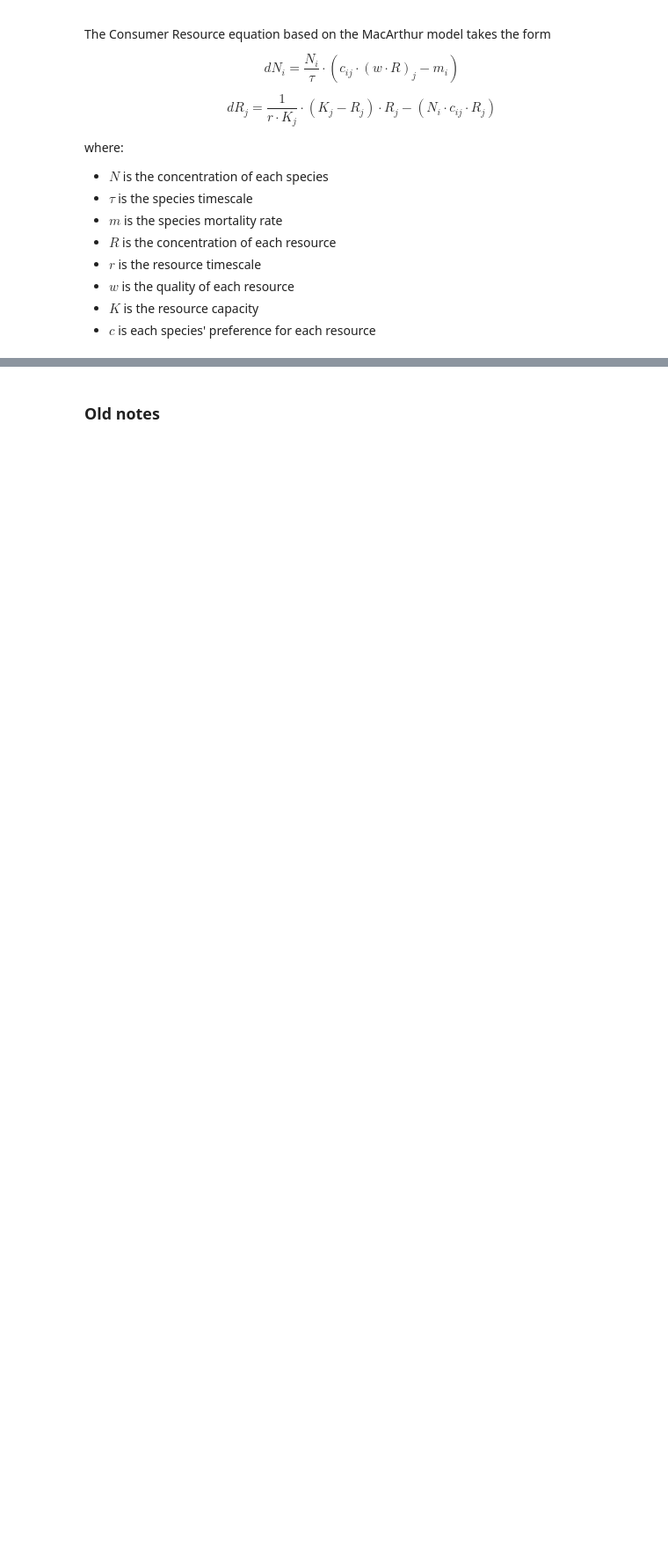
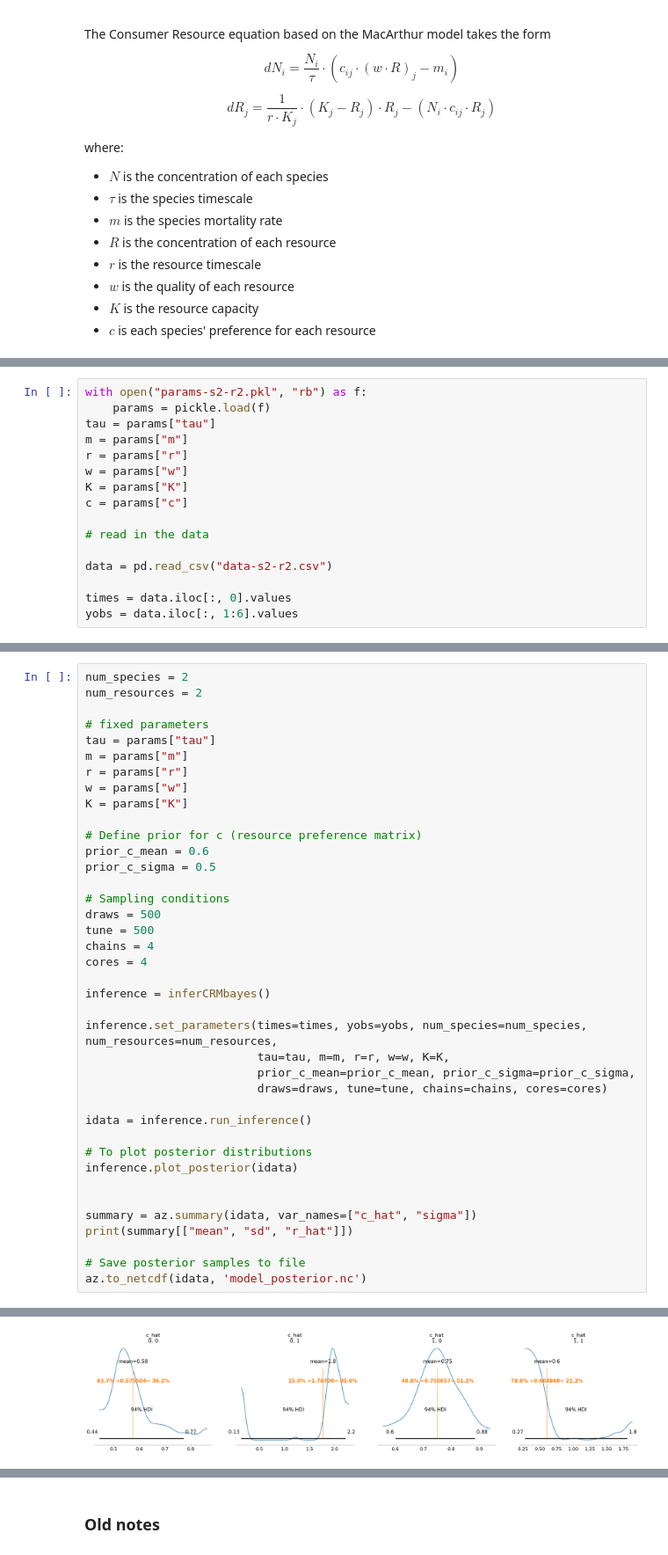
Before and after one commit to ucl-cssb/MIMIC, a Jupyter notebook: examples/CRM/examples-bayes-CRM.ipynb, the cells around one changed output, grey strips where cells are left out. Shown at 88% size. Drawn from its saved outputs; the diff is of its cells as text; blank space fills up the shorter version.

```diff
--- a/examples/CRM/examples-bayes-CRM.ipynb
+++ b/examples/CRM/examples-bayes-CRM.ipynb
@@ -41,0 +51,16 @@ where:
+# %%
+with open("params-s2-r2.pkl", "rb") as f:
+    params = pickle.load(f)
+tau = params["tau"]
+m = params["m"]
+r = params["r"]
+w = params["w"]
+K = params["K"]
+c = params["c"]
+
+# read in the data
+
+data = pd.read_csv("data-s2-r2.csv")
+
+times = data.iloc[:, 0].values
+yobs = data.iloc[:, 1:6].values
@@ -41,0 +70,40 @@ where:
+# %%
+num_species = 2
+num_resources = 2
+
+# fixed parameters
+tau = params["tau"]
+m = params["m"]
+r = params["r"]
+w = params["w"]
+K = params["K"]
+
+# Define prior for c (resource preference matrix)
+prior_c_mean = 0.6
+prior_c_sigma = 0.5
+
+# Sampling conditions
+draws = 500
+tune = 500
+chains = 4
+cores = 4
+
+inference = inferCRMbayes()
+
+inference.set_parameters(times=times, yobs=yobs, num_species=num_species, num_resources=num_resources,
+                         tau=tau, m=m, r=r, w=w, K=K,
+                         prior_c_mean=prior_c_mean, prior_c_sigma=prior_c_sigma,
+                         draws=draws, tune=tune, chains=chains, cores=cores)
+
+idata = inference.run_inference()
+
+# To plot posterior distributions
+inference.plot_posterior(idata)
+
+
+summary = az.summary(idata, var_names=["c_hat", "sigma"])
+print(summary[["mean", "sd", "r_hat"]])
+
+# Save posterior samples to file
+az.to_netcdf(idata, 'model_posterior.nc')
+# %% [output]
@@ -41,0 +145 @@ where:
+[figure, added]
```
Also changed, not shown: parts of 11 cells of this notebook, 4 other files.
